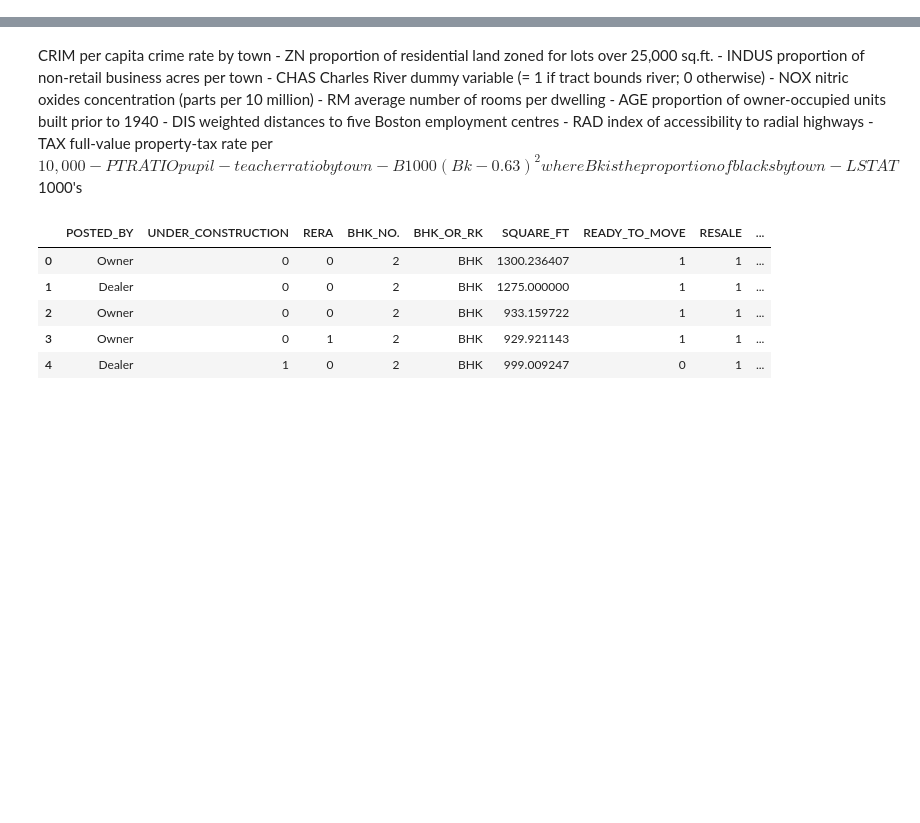
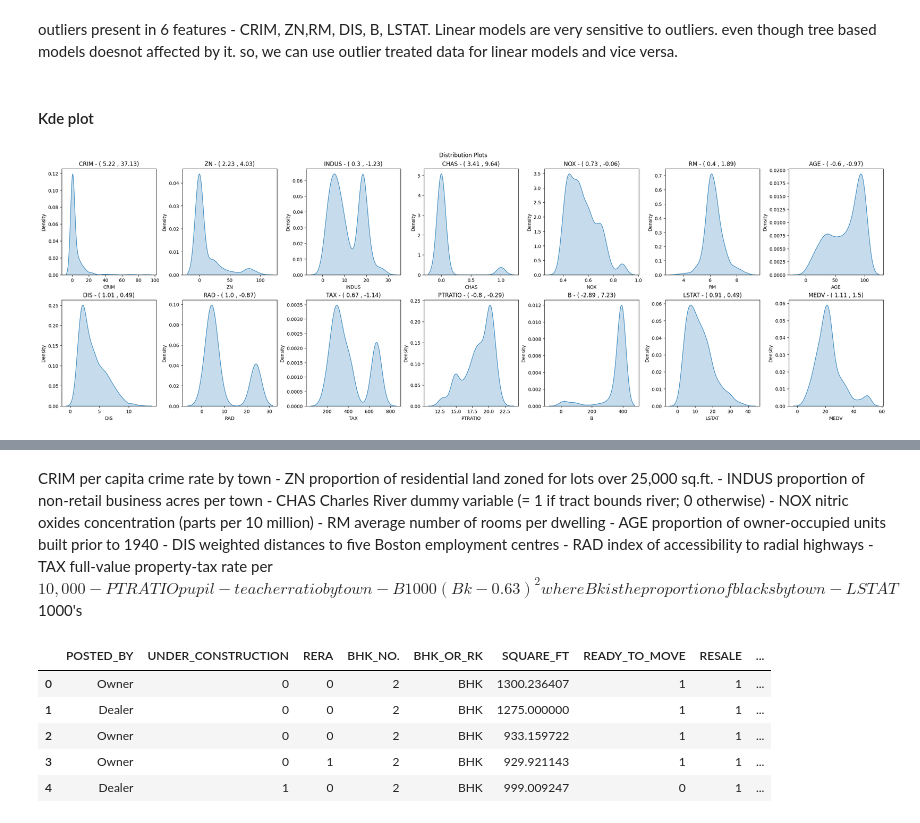
Before and after one commit to NandhuGB/Kaggle-competitions, a Jupyter notebook: boston-house-prices/Boston house prices.ipynb, the cells around one changed output, grey strips where cells are left out. Cells and saved outputs as stored; diff of their text form; code cells hidden in the pictures; blank space fills up the shorter version.

```diff
--- a/boston-house-prices/Boston house prices.ipynb
+++ b/boston-house-prices/Boston house prices.ipynb
@@ -12,0 +181,21 @@ from sklearn.linear_model import LinearRegression
+# %% [markdown]
+outliers present in 6 features  - CRIM, ZN,RM, DIS, B, LSTAT. Linear models are very sensitive to outliers. even though tree based models doesnot affected by it. so, we can use outlier treated data for linear models and vice versa.
+# %% [markdown]
+#### Kde plot
+# %%
+# Kde Plot
+
+row, col = 2,7
+
+fig,axs = plt.subplots(2,7, figsize = (25,8), layout= "constrained")
+fig.suptitle("Distribution Plots")
+for i in range(row):
+    for j in range(col):
+        index = (col * i)  + j
+        feature = columns[index]
+        skew = round(df[feature].skew(),2)
+        kurt = round(df[feature].kurt(),2)
+        sns.kdeplot(data = df, x = feature, fill = True, ax =axs[i,j])
+        axs[i,j].set_title(f"{feature} - ( {skew} , {kurt})")
+# %% [output]
+[figure, added]
```
Also changed, not shown: parts of 28 cells of this notebook, 24 other files.
